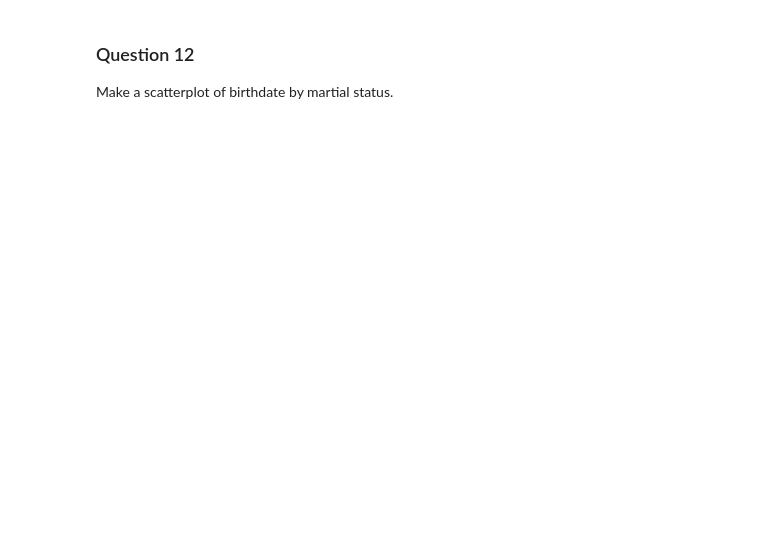
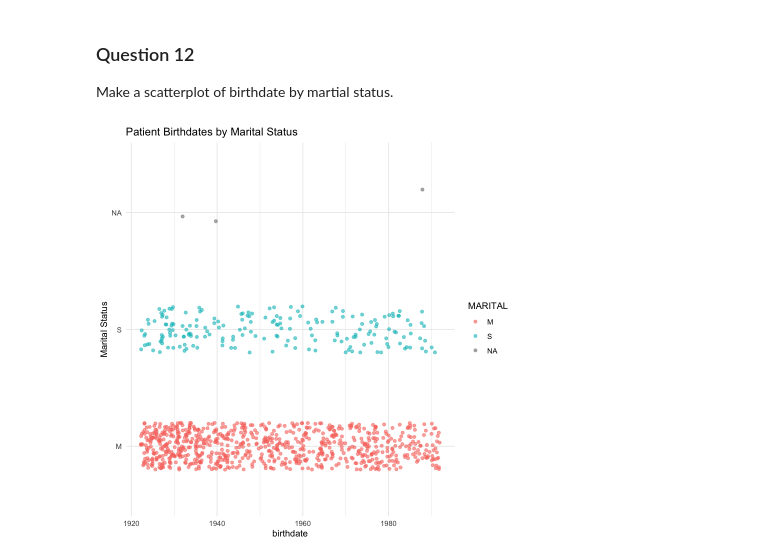
Before and after one commit to er1cyao/BIOS512, a Jupyter notebook: BIOS512_HW3.ipynb, the cells around one changed output. Drawn from its saved outputs; the diff is of its cells as text; code cells hidden in the pictures; blank space fills up the shorter version.

```diff
--- a/BIOS512_HW3.ipynb
+++ b/BIOS512_HW3.ipynb
@@ -203,3 +337,13 @@ Make a histogram of the ages of patients by gender.
 # %% [markdown]
 ### Question 12
 Make a scatterplot of birthdate by martial status.
+# %%
+scplot <- ggplot( lftjoined, aes( x = BIRTHDATE, y = MARITAL, color = MARITAL)) +
+    geom_jitter(alpha = 0.6, width = 0, height = 0.2) +
+    labs(title = "Patient Birthdates by Marital Status",
+    x = "birthdate", y = "Marital Status")+
+    theme_minimal()
+
+scplot
+# %% [output]
+[figure, added]
```
Also changed, not shown: parts of 8 cells of this notebook.
